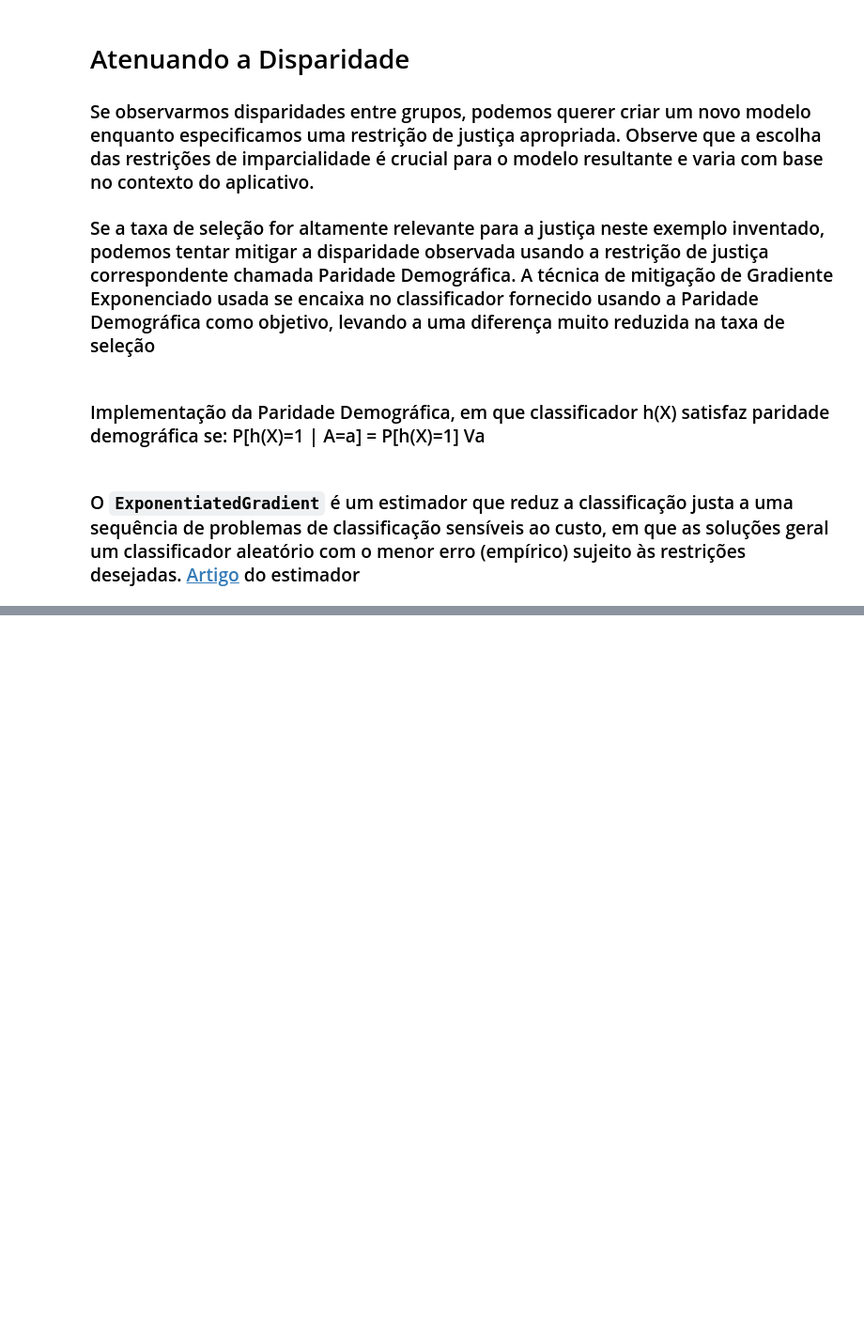
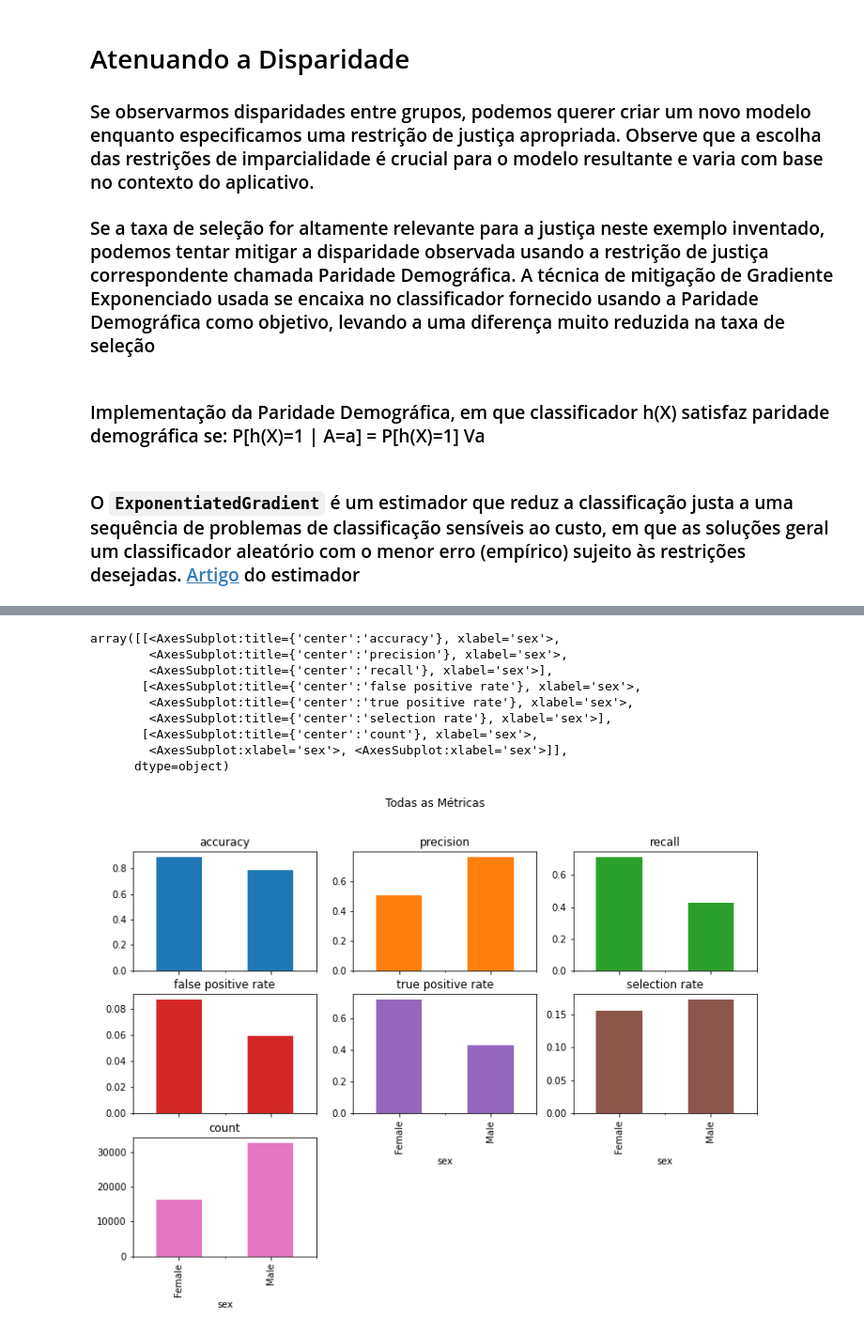
Before and after one commit to rodolfobolconte/fairness-testing, a Jupyter notebook: 1-introducao.ipynb, the cells around one changed output, grey strips where cells are left out. Shown at 94% size. Saved outputs shown, nothing was run; the diff lists cells and outputs as text; code cells hidden in the pictures; blank space fills up the shorter version.

```diff
--- a/1-introducao.ipynb
+++ b/1-introducao.ipynb
@@ -168,5 +178,6 @@ mitigator.fit(x, y_true, sensitive_features=sex)
 y_pred_mitigated = mitigator.predict(x)
 # %%
 #calculando selection rate com os dados mitigados pelo modelo
-sr_mitigated = MetricFrame(metrics=selection_rate, y_true=y_true, y_pred=y_pred_mitigated, sensitive_features=sex)
+#atualização: calculando todas as métricas com os dados mitigados pelo modelo
+resultado_mitigated = MetricFrame(metrics=metrics, y_true=y_true, y_pred=y_pred_mitigated, sensitive_features=sex)
 # %%
@@ -181,3 +199,22 @@ Name: selection_rate, dtype: object
+# %%
+resultado_mitigated.by_group.plot.bar(
+    subplots=True,
+    layout=[3, 3],
+    legend=False,
+    figsize=[12,8],
+    title="Todas as Métricas"
+)
+# %% [output]
+array([[<AxesSubplot:title={'center':'accuracy'}, xlabel='sex'>,
+        <AxesSubplot:title={'center':'precision'}, xlabel='sex'>,
+        <AxesSubplot:title={'center':'recall'}, xlabel='sex'>],
+       [<AxesSubplot:title={'center':'false positive rate'}, xlabel='sex'>,
+        <AxesSubplot:title={'center':'true positive rate'}, xlabel='sex'>,
+        <AxesSubplot:title={'center':'selection rate'}, xlabel='sex'>],
+       [<AxesSubplot:title={'center':'count'}, xlabel='sex'>,
+        <AxesSubplot:xlabel='sex'>, <AxesSubplot:xlabel='sex'>]],
+      dtype=object)
+[figure, added]
 # %%
 #criando nova variável com o conjunto de dados para exportar e realizar balanceamento
 dados_balancear = dados.data
```
Also changed, not shown: parts of 5 cells of this notebook, 1 other file.
